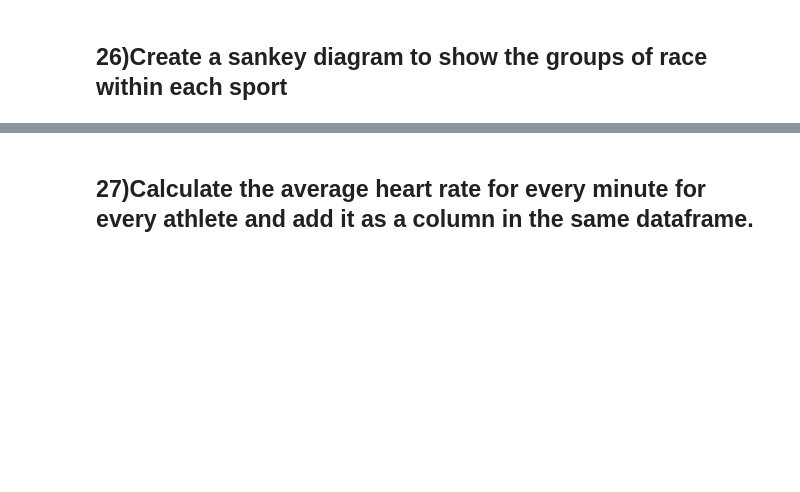
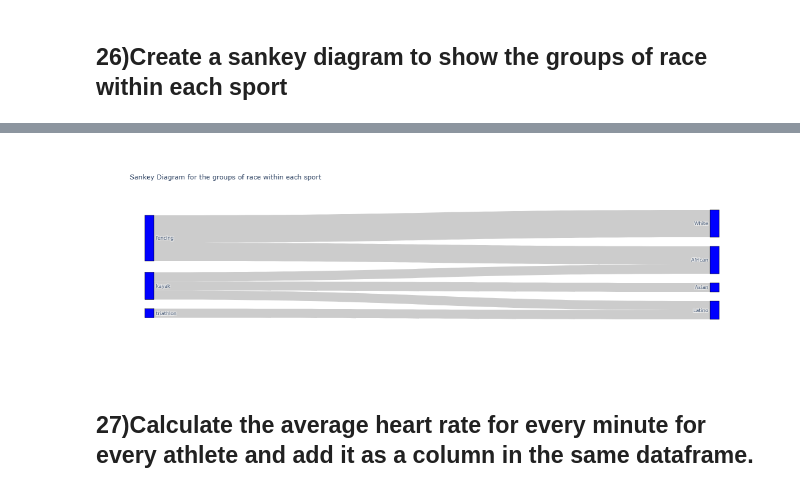
Before and after one commit to santhihubgit/Team08_PythoNinjas_PythonHackathon_Aug2024, a Jupyter notebook: Team08_PythoNinjas_Main80Questions.ipynb, the cells around one changed output, grey strips where cells are left out. Cells and saved outputs as stored; diff of their text form; code cells hidden in the pictures; blank space fills up the shorter version.

```diff
--- a/Team08_PythoNinjas_Main80Questions.ipynb
+++ b/Team08_PythoNinjas_Main80Questions.ipynb
@@ -215,3 +215,34 @@ Male athletes count is:  8
 Female athletes count is:  10
 # %% [markdown]
 ## 26)Create a sankey diagram to show the groups of race within each sport
+# %%
+# Getting data needed from main data frame
+sport_race_data=Athletes.groupby(['sport','Ethnicity']).size().reset_index(name='count')
+# Forming lists
+sports=sport_race_data['sport'].unique().tolist()
+races=sport_race_data['Ethnicity'].unique().tolist()
+# Assigning index for sport and race
+sports_index={sport:s for s ,sport in enumerate(sports)}
+race_index={Ethnicity: s+len(sports) for s, Ethnicity in enumerate(races)}
+# For Sankey diagram creating source and target lists
+source=[sports_index[sport] for sport in sport_race_data['sport']]
+target=[race_index[Ethnicity] for Ethnicity in sport_race_data['Ethnicity']]
+value=sport_race_data['count'].tolist()
+# Ploting Sankey diagram
+fig = go.Figure(go.Sankey(
+    node=dict(
+    pad = 15,
+      thickness = 15,
+      line = dict(color = "black", width = 0.5),
+    label=sports+races,
+    color="blue"
+  ),
+   link = dict(
+           source=source,
+           target=target,
+            value=value
+           )
+))
+fig.update_layout(title_text="Sankey Diagram for the groups of race within each sport",font_size=8)
+fig.show()
+# %% [output]
@@ -218,3 +250,4 @@ Female athletes count is:  10
+[figure, added]
 # %% [markdown]
 ## 27)Calculate the average heart rate for every minute for every athlete and add it as a column in the same dataframe.
 # %% [markdown]
```
Also changed, not shown: parts of 3 cells of this notebook.
